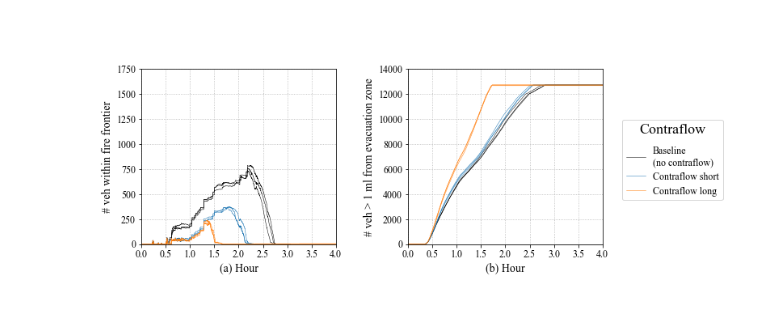
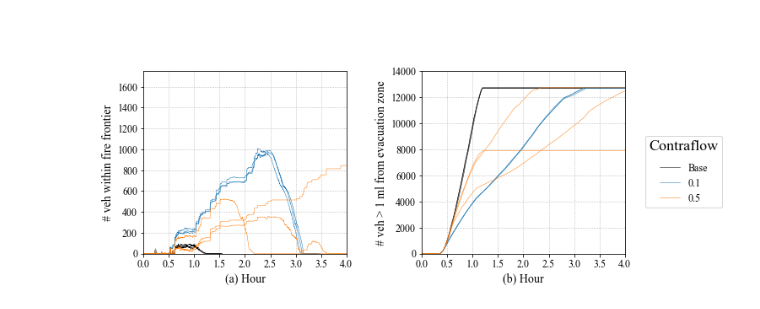
Before and after one commit to cb-cities/spatial_queue, a Jupyter notebook: model/berkeley_visualization.ipynb, the cells around one changed output. Saved outputs shown, nothing was run; the diff lists cells and outputs as text; code cells hidden in the pictures.

Commit message:
stop rerouting after some time

```diff
--- a/model/berkeley_visualization.ipynb
+++ b/model/berkeley_visualization.ipynb
@@ -40,9 +40,10 @@ b_dept_time_id, d_dept_time_id, d_dept_time_id2 = 'mid', {
     'slw': 'Slow scenario\ncumulative departure'}
 b_tow_pct, d_tow_pct = 0.1, {0: 'Baseline (0%)', 0.1: '10%', 0.25: '25%'}
 b_hh_veh, d_hh_veh = 'survey', {'survey': 'Baseline (survey):\n44%/43%/13% hh\nwith 1/2/3 veh', 1: '1 veh/hh', 3: '3 veh/hh'}
-b_reroute_pct, d_reroute_pct = 0.15, {0: 'Baseline (0%)', 0.2: '20%', 0.5: '50%', 1: '100%'}
+b_reroute_pct, d_reroute_pct = 1, {0: 'Baseline (0%)', 0.2: '20%', 0.5: '50%', 1: '100%'}
 b_phase_tdiff, d_phase_tdiff = 0, {0: 'Baseline (no\nphased evacuation)', 15: '15 min apart', 30: '30 min apart', 60: '60 min apart'}
 b_counterflow, d_counterflow = 0, {0: 'Baseline\n(no contraflow)', 1: 'Contraflow short', 2: 'Contraflow long'}
+b_reroute_id, d_reroute_id = "0", {"0": "Base", "1": "Routing stops at 1hr", "2": "Routing stops at 2hrs", "0.1": "0.1", "0.5": "0.5"}
 
 ### fire speed
 fig, ax = plt.subplots(1, 2, figsize=(10, 5))
@@ -55,49 +56,52 @@ color = iter(['k'] + [plt.rcParams['axes.prop_cycle'].by_key()['color'][0], plt.
 # for tow_pct in [0, 0.1, 0.25]:
 # for hh_veh in ['survey', 1, 3]:
 # for reroute_pct in [0, 0.2, 0.5, 1]:
+for reroute_id in ['0', '0.1', '0.5']:
 # for phase_tdiff in [0, 15, 30, 60]:
-for counterflow in [0, 1, 2]:
+# for counterflow in [0, 1, 2]:
     c = next(color)
     for random_seed in [0, 5, 10]:
         try:
-            file_name = '../projects/berkeley_trb/simulation_outputs/t_stats/t_stats_test_store_rs{}_f{}_dt{}_tow{}_hhv{}_r{}_pt{}_cf{}.csv'.format(
-                random_seed, b_fire_speed, b_dept_time_id, b_tow_pct, b_hh_veh, b_reroute_pct, b_phase_tdiff, counterflow)
+            file_name = '../projects/berkeley_trb/simulation_outputs/t_stats/t_stats_reroute_stp_rs{}_f{}_dt{}_tow{}_hhv{}_r{}_rs{}_pt{}_cf{}.csv'.format(
+                random_seed, b_fire_speed, b_dept_time_id, b_tow_pct, b_hh_veh, b_reroute_pct, reroute_id, b_phase_tdiff, b_counterflow)
             res = pd.read_csv(file_name)
         except FileNotFoundError:
             print('{} not found'.format(file_name))
             continue
         line,= ax[0].plot(res['t']/3600, res['neg_fdist'], lw=0.5, c=c)
+        # line,= ax[0].plot(res['t']/3600, res['avg_fdist'], lw=0.5, c=c)
         if random_seed == 5:
-            line.set_label(d_counterflow[counterflow])
+            line.set_label(d_reroute_id[reroute_id])
         ax[0].set_ylabel('# veh within fire frontier')
         ax[0].set_xlabel('(a) Hour')
         ax[0].set_xlim([0, 4])
+        # ax[0].set_xlim([2.5, 3.5])
         ax[0].set_ylim([0, 1750])
 #         ax[0].set_ylim([0, 3000])
         ax[0].set_xticks(np.arange(0, 4.5, 0.5))
-        ax[0].set_yticks(np.arange(0, 1800, 250))
+        # ax[0].set_yticks(np.arange(0, 1800, 250))
         ax[0].grid(ls=':')
 
         ax[1].plot((res['t']/3600).values.tolist()+[6], (res['out_evac_buffer_cnts']+res['arr']).values.tolist()+[np.max(res['arr'])], lw=0.5, c=c)
 #         line2,= ax[1].plot((res['t']/3600).values.tolist(), (12677-res['init']-res['load']).values.tolist(), lw=0.5, c=c, ls='--', dashes=(5, 10))
 #         if random_seed == 5:
 #             line2.set_label(d_dept_time_id2[dept_time_id])
 #         ax[1].set_ylabel('# veh > 1 ml from evacuation zone\nor # veh started evacuation')
         ax[1].set_ylabel('# veh > 1 ml from evacuation zone')
         ax[1].set_xlabel('(b) Hour')
         ax[1].set_xlim([0, 4])
         ax[1].set_ylim([0, 14000])
-#         ax[1].set_ylim([0, 20000])
+        # ax[1].set_ylim([0, 20000])
         ax[1].set_xticks(np.arange(0, 4.5, 0.5))
         ax[1].set_yticks(np.arange(0, 15000, 2000))
         ax[1].grid(ls=':')
 
 handles, labels = ax[0].get_legend_handles_labels()
 handles2, labels2 = ax[1].get_legend_handles_labels()
 leg = plt.legend(handles+handles2, labels+labels2, loc=[1.1,0.25])
 leg.set_title("Contraflow", prop = {'size': 18})
 leg._legend_box.sep = 12
 leg._legend_box.align = "center"
 plt.show()
 # %% [output]
-[figure, old version]
+[figure, new version]
```
Also changed, not shown: parts of 3 cells of this notebook, 2 other files.
